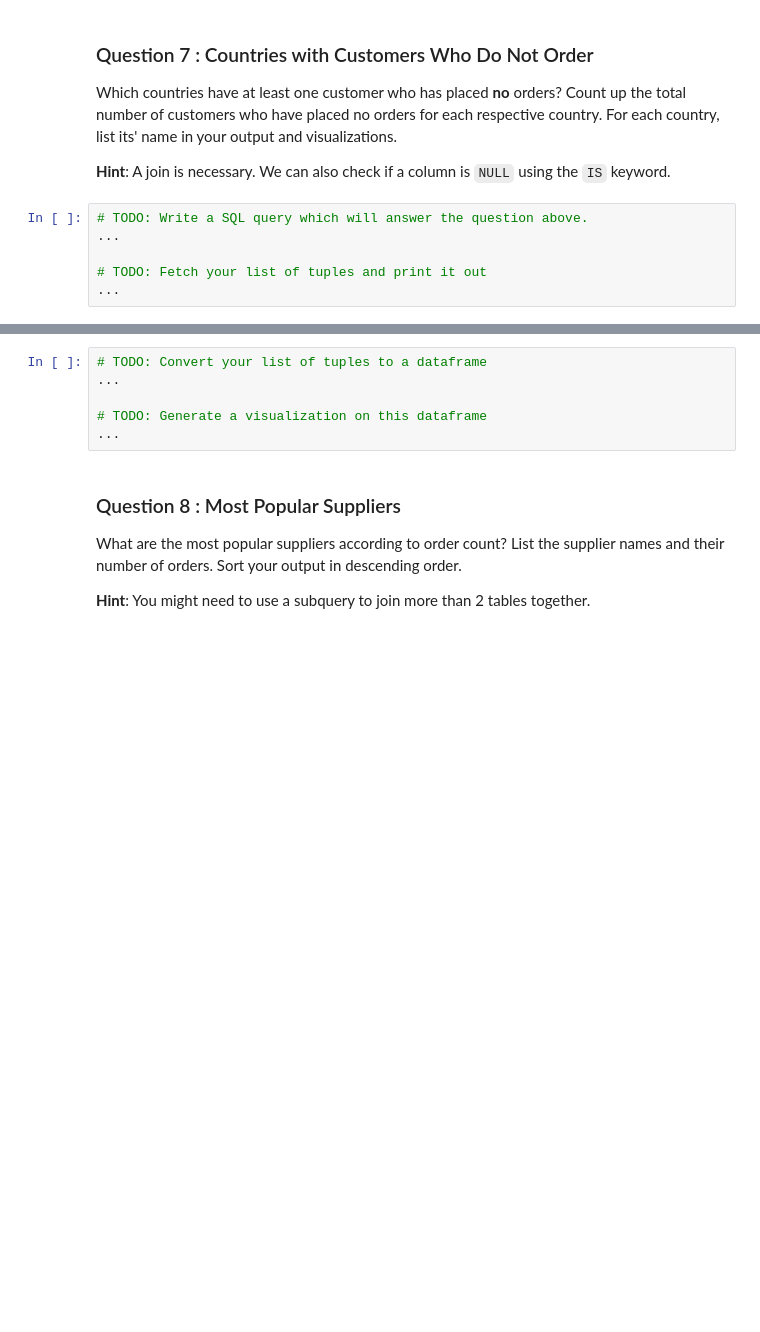
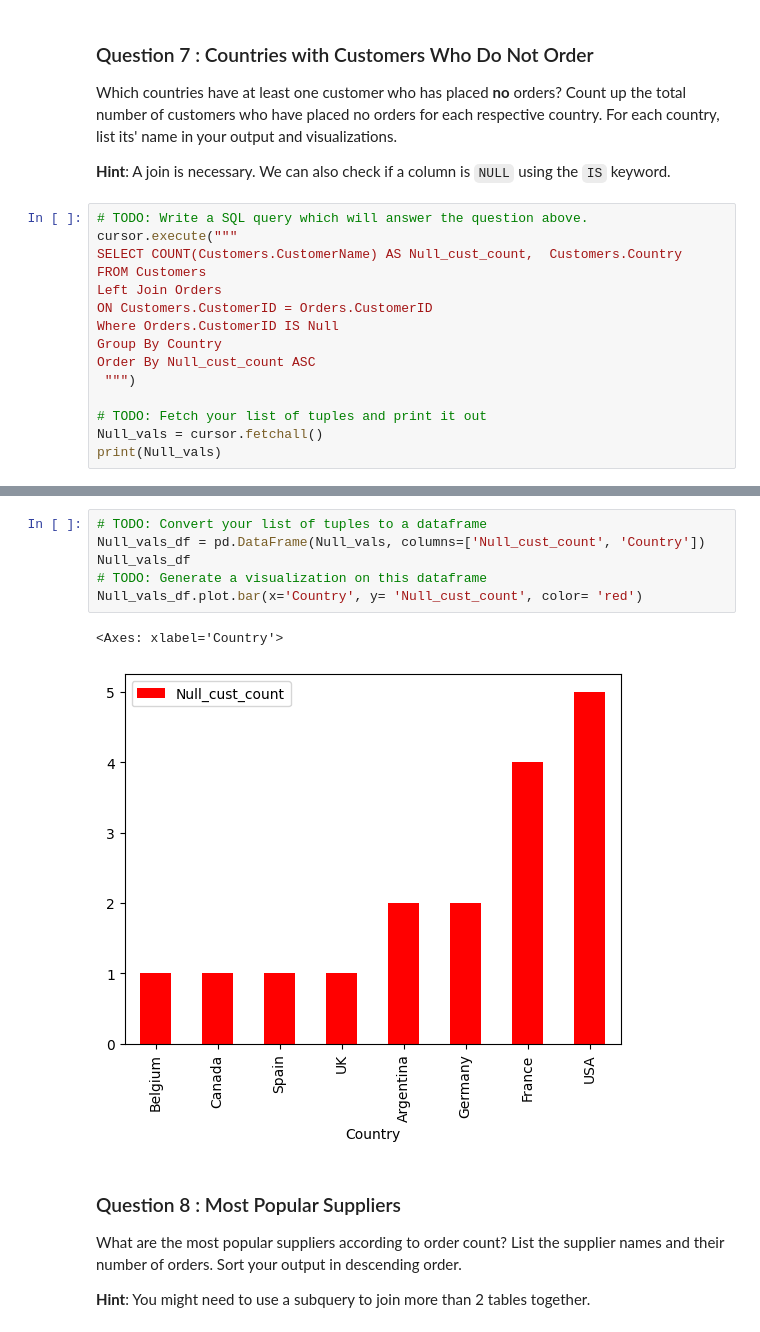
Before and after one commit to jaronly265/SQL-Food-Supplier-Analysis, a Jupyter notebook: adhoc_report.ipynb, the cells around one changed output, grey strips where cells are left out. Saved outputs shown, nothing was run; the diff lists cells and outputs as text; blank space fills up the shorter version.

```diff
--- a/adhoc_report.ipynb
+++ b/adhoc_report.ipynb
@@ -226,7 +281,16 @@ Which countries have at least one customer who has placed **no** orders? Count u
 **Hint**: A join is necessary. We can also check if a column is `NULL` using the `IS` keyword.
 # %%
 # TODO: Write a SQL query which will answer the question above.
-...
+cursor.execute("""
+SELECT COUNT(Customers.CustomerName) AS Null_cust_count,  Customers.Country
+FROM Customers
+Left Join Orders
+ON Customers.CustomerID = Orders.CustomerID
+Where Orders.CustomerID IS Null
+Group By Country
+Order By Null_cust_count ASC
+ """)
 
 # TODO: Fetch your list of tuples and print it out
-...
+Null_vals = cursor.fetchall()
+print(Null_vals)
@@ -233,9 +315,12 @@ Which countries have at least one customer who has placed **no** orders? Count u
 # %%
 # TODO: Convert your list of tuples to a dataframe
-...
-
+Null_vals_df = pd.DataFrame(Null_vals, columns=['Null_cust_count', 'Country'])
+Null_vals_df
 # TODO: Generate a visualization on this dataframe
-...
+Null_vals_df.plot.bar(x='Country', y= 'Null_cust_count', color= 'red')
+# %% [output]
+<Axes: xlabel='Country'>
+[figure, added]
 # %% [markdown]
 ### Question 8 : Most Popular Suppliers
 
```
Also changed, not shown: parts of 17 cells of this notebook, 3 other files.
